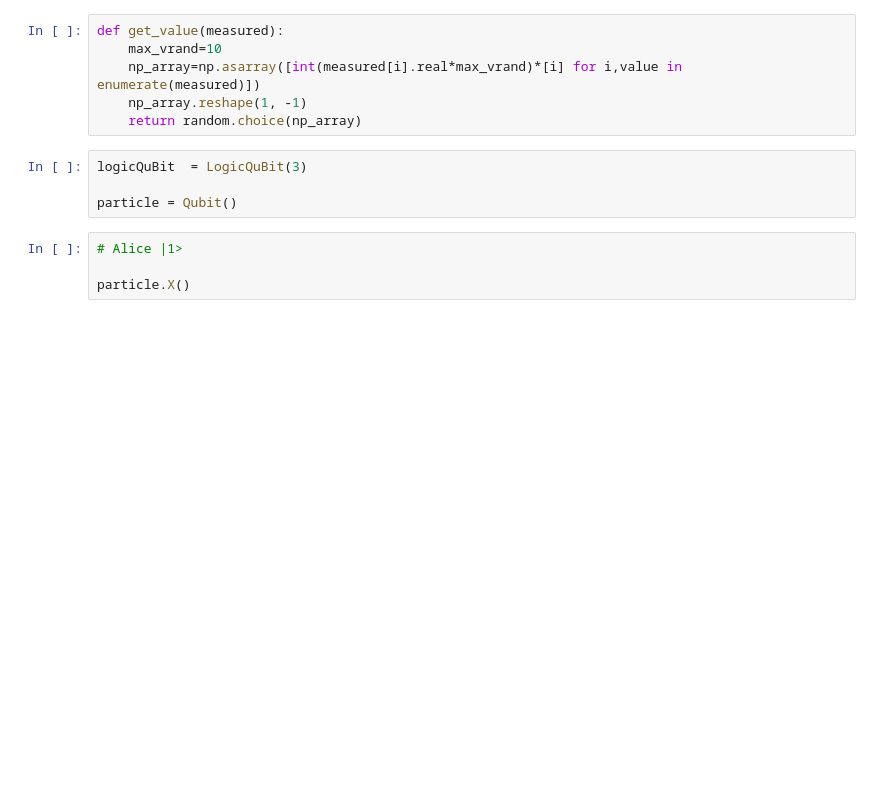
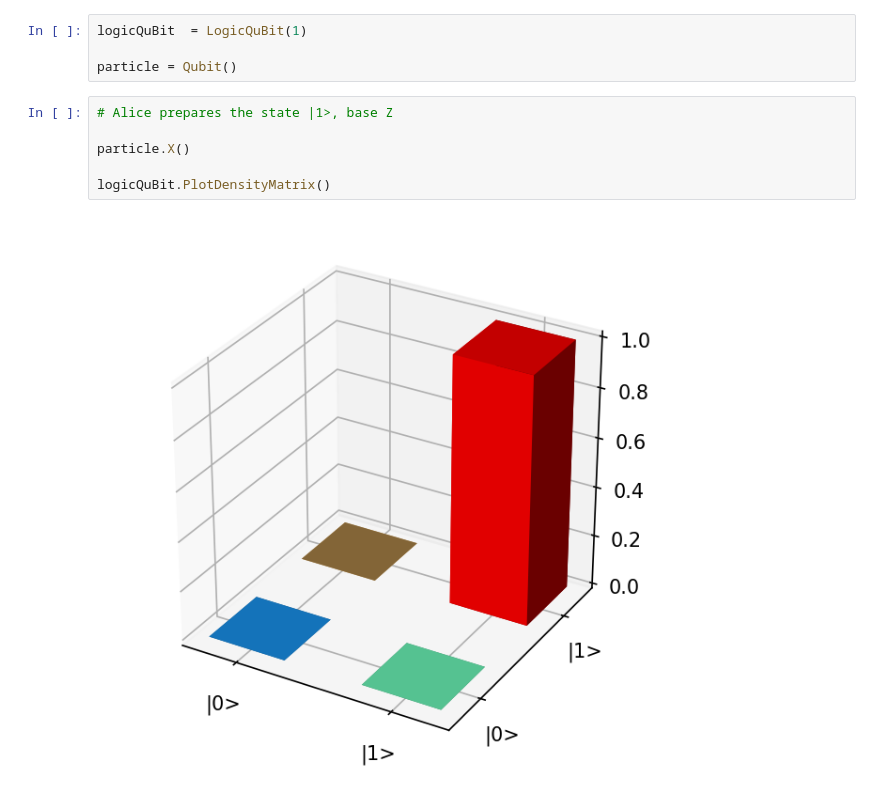
Before and after one commit to clnrp/logicqubit-algorithms, a Jupyter notebook: BB84.ipynb, the cells around one changed output. Drawn from its saved outputs; the diff is of its cells as text; blank space fills up the shorter version.

Commit message:
Density matrix plotting

```diff
--- a/BB84.ipynb
+++ b/BB84.ipynb
@@ -7,15 +5,13 @@ logicqubit-gpu version 1.5.3
-# %%
-def get_value(measured):
-    max_vrand=10
-    np_array=np.asarray([int(measured[i].real*max_vrand)*[i] for i,value in enumerate(measured)])
-    np_array.reshape(1, -1)
-    return random.choice(np_array)
 # %%
-logicQuBit  = LogicQuBit(3)
+logicQuBit  = LogicQuBit(1)
 
 particle = Qubit()
 # %%
-# Alice |1>
+# Alice prepares the state |1>, base Z
 
 particle.X()
+
+logicQuBit.PlotDensityMatrix()
+# %% [output]
+[figure, added]
 # %%
```
Also changed, not shown: parts of 3 cells of this notebook.
